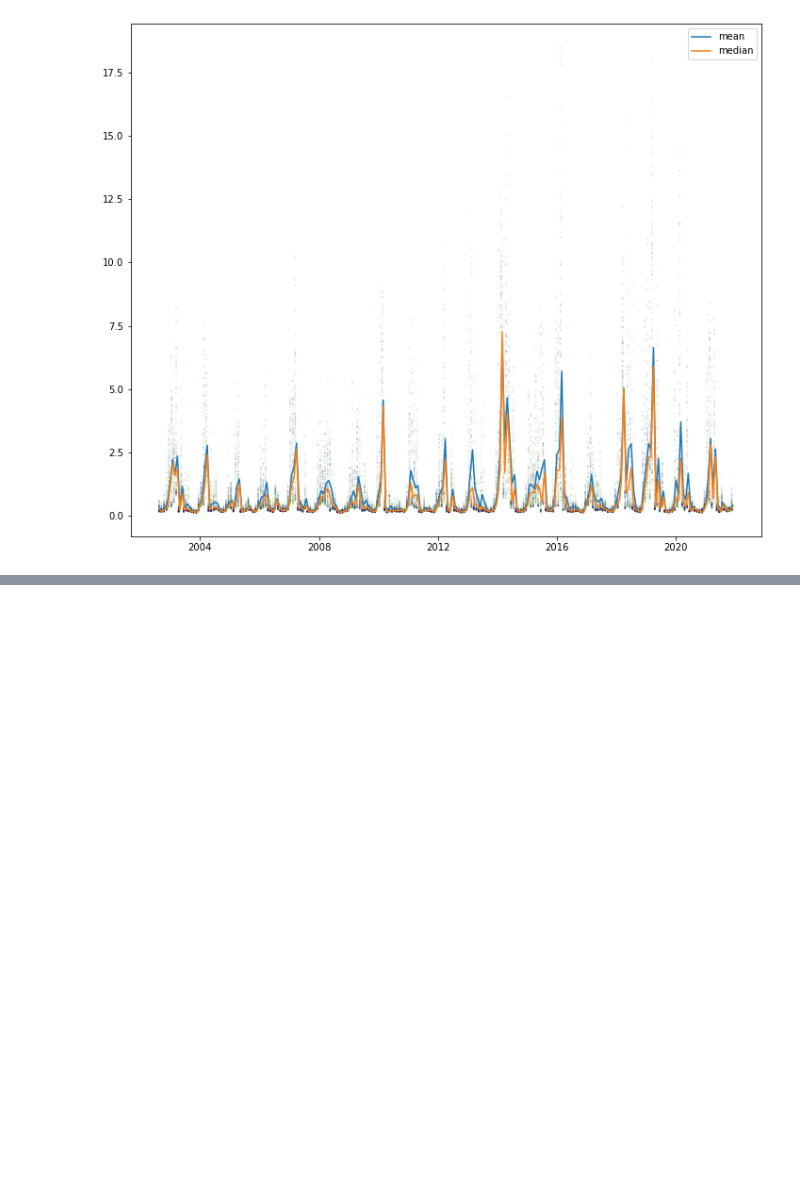
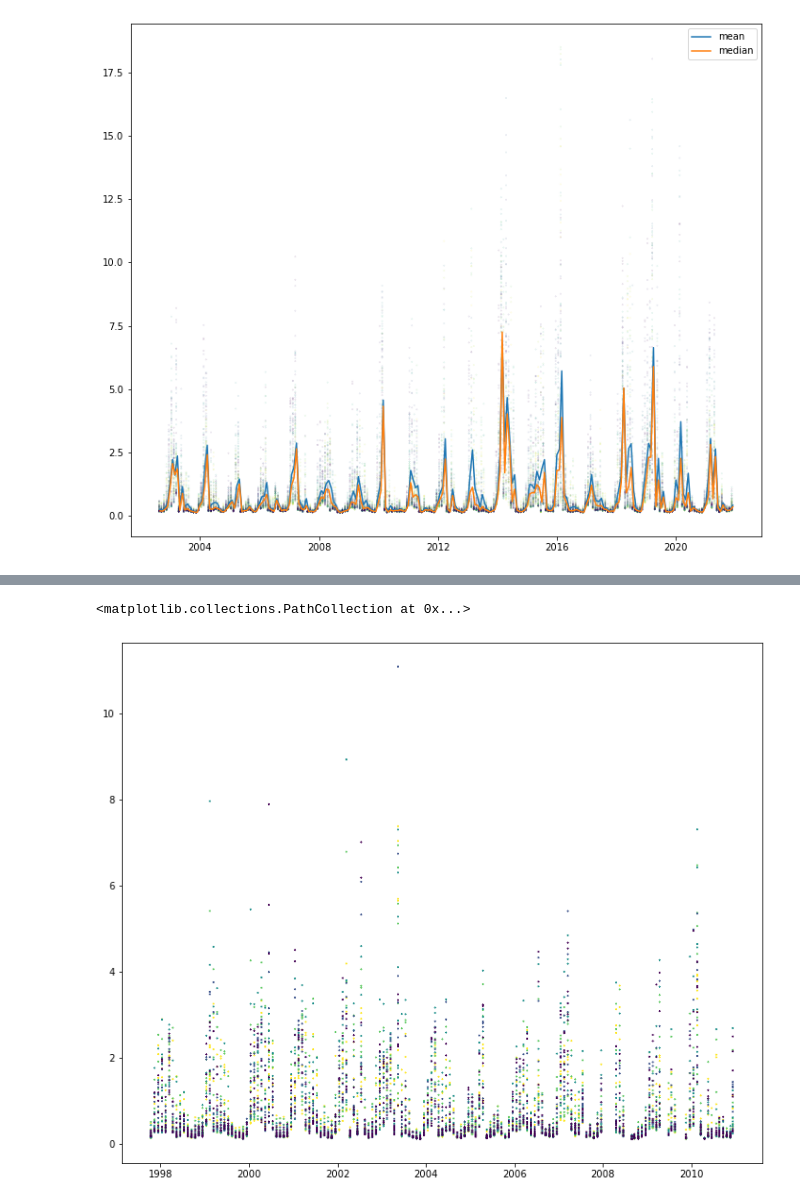
Before and after one commit to ben1post/BennyPhD, a Jupyter notebook: CaRiaco/SCRIPPS/CARIACO_data/Manuscript2DataAnalysis/SatelliteData/VISUALISATION/FirstVizTests.ipynb, the cells around one changed output, grey strips where cells are left out. Drawn from its saved outputs; the diff is of its cells as text; code cells hidden in the pictures; blank space fills up the shorter version.

Commit message:
update Sat Data

```diff
--- a/CaRiaco/SCRIPPS/CARIACO_data/Manuscript2DataAnalysis/SatelliteData/VISUALISATION/FirstVizTests.ipynb
+++ b/CaRiaco/SCRIPPS/CARIACO_data/Manuscript2DataAnalysis/SatelliteData/VISUALISATION/FirstVizTests.ipynb
@@ -83,0 +86,5 @@ plt.legend()
+# %%
+SeaWiFS = pd.read_csv("../DATA/SeaWiFS_monthly.csv", sep=",")
+# %%
+SeaWiFS['date_string'] = SeaWiFS.year.astype(str) + "-" + \
+                SeaWiFS.month.astype(str) + "-" + SeaWiFS.day.astype(str)
@@ -83,0 +106,9 @@ plt.legend()
+# %%
+SeaWiFS['date'] = pd.to_datetime(SeaWiFS['date_string'])
+# %%
+
+plt.rcParams['figure.figsize'] = [12, 10]
+plt.scatter(SeaWiFS['date'], SeaWiFS['value'], marker='x', c=SeaWiFS['lat'], s=1)
+# %% [output]
+<matplotlib.collections.PathCollection at 0x...>
+[figure, added]
```
Also changed, not shown: parts of 6 cells of this notebook, 5 other files.
